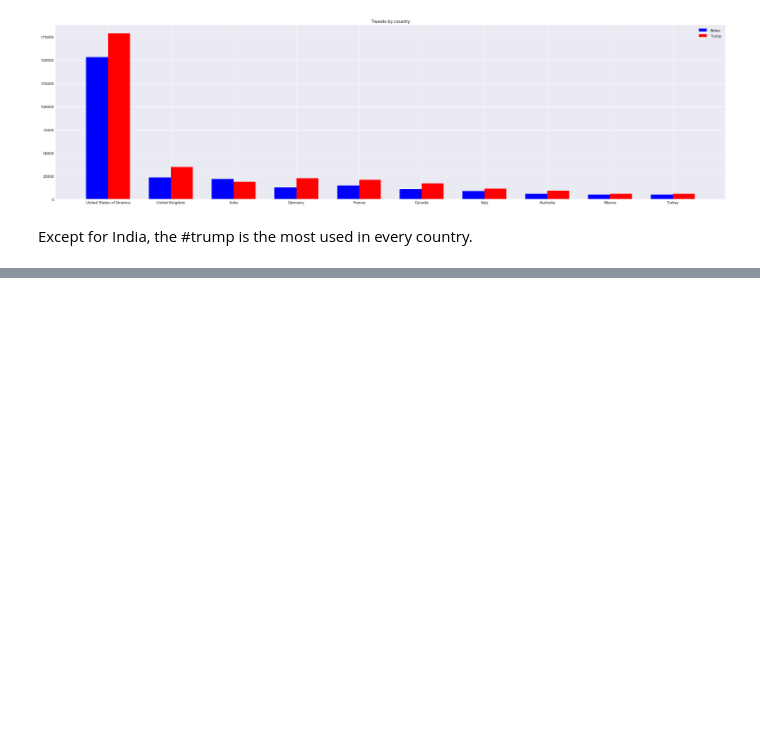
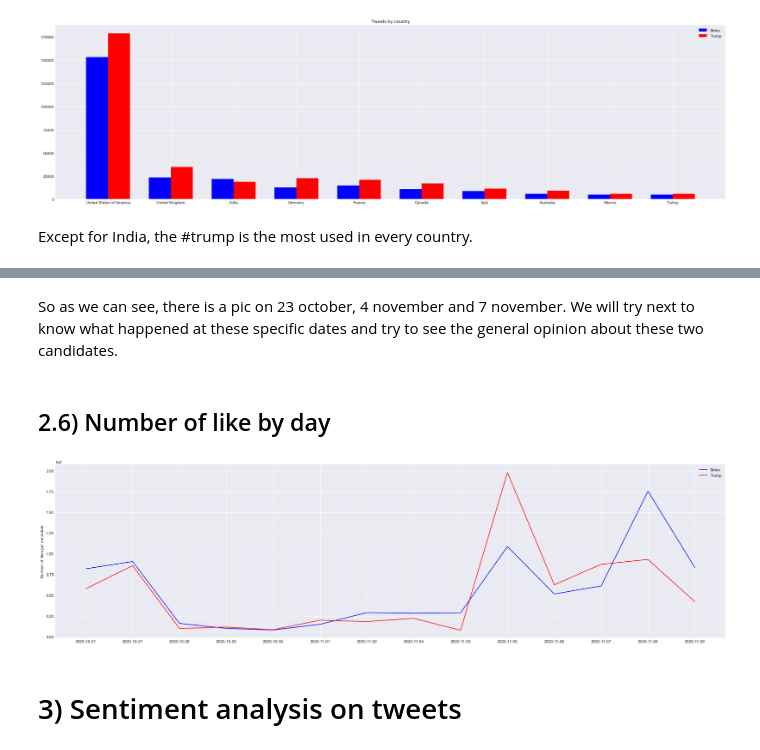
Before and after one commit to Guillaume-Vacelet/bigdata_group_1, a Jupyter notebook: sentiment_analysis.ipynb, the cells around one changed output, grey strips where cells are left out. Cells and saved outputs as stored; diff of their text form; code cells hidden in the pictures; blank space fills up the shorter version.

Commit message:
✨ Merges all works in sentiment_analysis file

```diff
--- a/sentiment_analysis.ipynb
+++ b/sentiment_analysis.ipynb
@@ -304,0 +291,44 @@ Except for India, the #trump is the most used in every country.
+# %% [markdown]
+So as we can see, there is a pic on 23 october, 4 november and 7 november. We will try next to know what happened at these specific dates and try to see the general opinion about these two candidates.
+# %% [markdown]
+## 2.6) Number of like by day
+# %%
+likes_trump = []
+likes_per_day_trump = {}
+
+likes_biden = []
+likes_per_day_biden = {}
+
+for index, row in trump_dataset.iterrows():
+    likes_trump.append({"date": row['collected_at'].split()[0], "likes": row['likes']})
+for index, row in biden_dataset.iterrows():
+    likes_biden.append({"date": row['collected_at'].split()[0], "likes": row['likes']})
+
+for like_trump in likes_trump:
+    if like_trump["date"] in likes_per_day_trump:
+        likes_per_day_trump[like_trump["date"]] += like_trump["likes"]
+    else:
+        likes_per_day_trump[like_trump["date"]] = like_trump["likes"]
+
+for like_biden in likes_biden:
+    if like_biden["date"] in likes_per_day_biden:
+        likes_per_day_biden[like_biden["date"]] += like_biden["likes"]
+    else:
+        likes_per_day_biden[like_biden["date"]] = like_biden["likes"]
+
+plt.figure(figsize=(30,8))
+
+x_pos = np.arange(len(likes_per_day_trump))
+
+plt.plot([like for like in likes_per_day_biden.values()], label="Biden", color="blue")
+plt.plot([like for like in likes_per_day_trump.values()], label="Trump", color="red")
+
+plt.xticks(x_pos, [key for key in likes_per_day_trump])
+
+plt.ylabel('Number of likes per candidate')
+plt.legend()
+plt.show()
+# %% [output]
+[figure, added]
+# %% [markdown]
+# 3) Sentiment analysis on tweets
```
Also changed, not shown: parts of 20 cells of this notebook, 1 other file.
